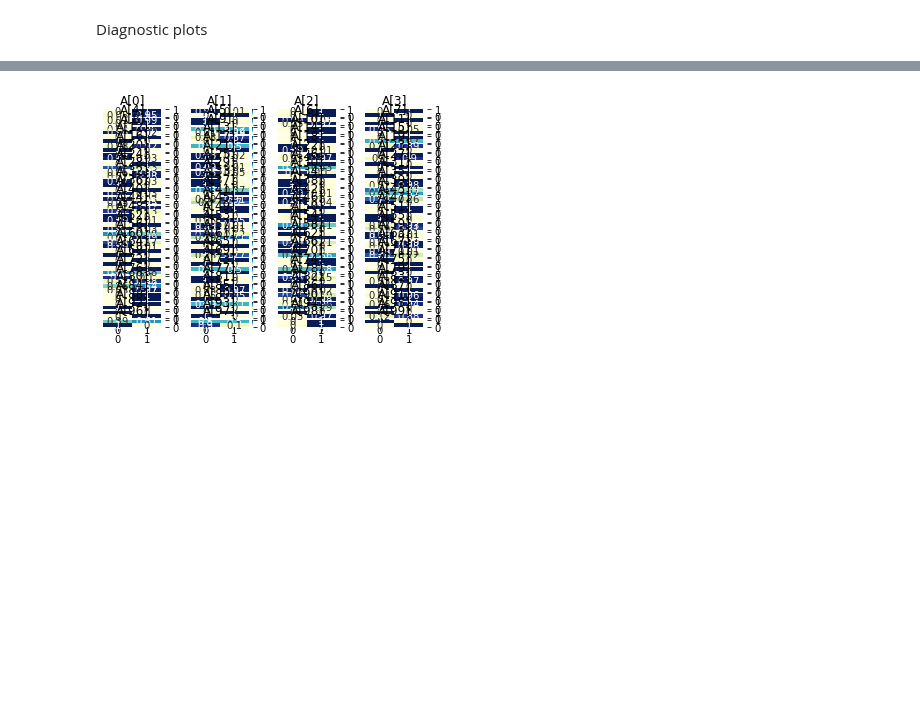
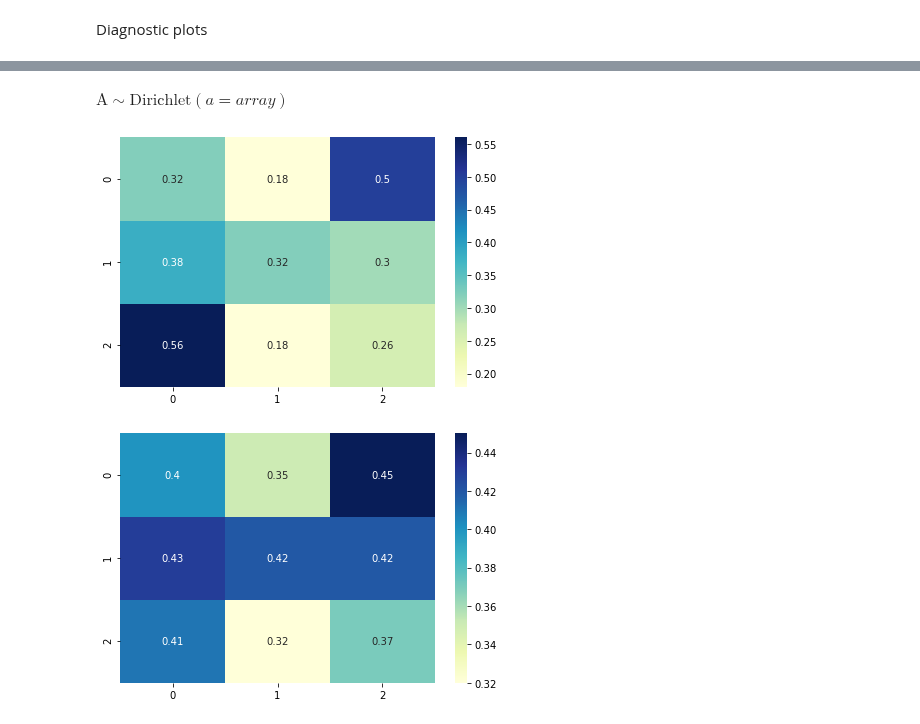
Before and after one commit to morrislab/damuta, a Jupyter notebook: advi_cosmic.ipynb, the cells around one changed output, grey strips where cells are left out. Drawn from its saved outputs; the diff is of its cells as text; code cells hidden in the pictures; blank space fills up the shorter version.

```diff
--- a/advi_cosmic.ipynb
+++ b/advi_cosmic.ipynb
@@ -147,20 +223,6 @@ for k in range(K):
 #with collapsed_model:
 #    ppc = pm.sample_posterior_predictive(advi_trace.approx.sample(100))
 #    az.plot_ppc(az.from_pymc3(posterior_predictive=ppc, model=collapsed_model));
-# %%
-fig, axes = plt.subplots(nrows = S//4, ncols = 4)
-
-s=-1
-for ax in axes.flat:
-    s+=1
-    heat = np.round(advi_trace.approx.sample_node(A).eval()[s], 2)
-    sns.heatmap(heat, ax = ax, vmin=0, vmax=1, annot=True, cmap="YlGnBu")
-    ax.set_title(f"A[{s}]")
-
-plt.tight_layout()
-plt.show()
-# %% [output]
-[figure, removed]
 # %%
 # requires reorder for Y>A Y>G Y>Y
 yy_to_mutsig = np.array([ 0, 3, 6, 9, 12, 15, 18, 21, 24, 27, 30, 33, 36, 39, 42, 45,
@@ -169,3 +231,18 @@ yy_to_mutsig = np.array([ 0, 3, 6, 9, 12, 15, 18, 21, 24, 27, 30, 33, 36, 39, 42
                          48, 51, 54, 57, 60, 63, 66, 69, 72, 75, 78, 81, 84, 87, 90, 93,
                          49, 52, 55, 58, 61, 64, 67, 70, 73, 76, 79, 82, 85, 88, 91, 94,
                          50, 53, 56, 59, 62, 65, 68, 71, 74, 77, 80, 83, 86, 89, 92, 95])
+# %%
+A
+# %% [output]
+$\text{A} \sim \text{Dirichlet}(\mathit{a}=array)$
+# %%
+a = advi_trace.approx.sample_node(A, size = 1000).eval()
+ax = sns.heatmap(np.round(a.mean((0, 1)), 2), annot=True, cmap="YlGnBu")
+plt.tight_layout()
+plt.show()
+ax = sns.heatmap(np.round(a.std((0, 1)), 2), annot=True, cmap="YlGnBu")
+plt.tight_layout()
+plt.show()
+# %% [output]
+[figure, added]
+[figure, added]
```
Also changed, not shown: parts of 29 cells of this notebook.
